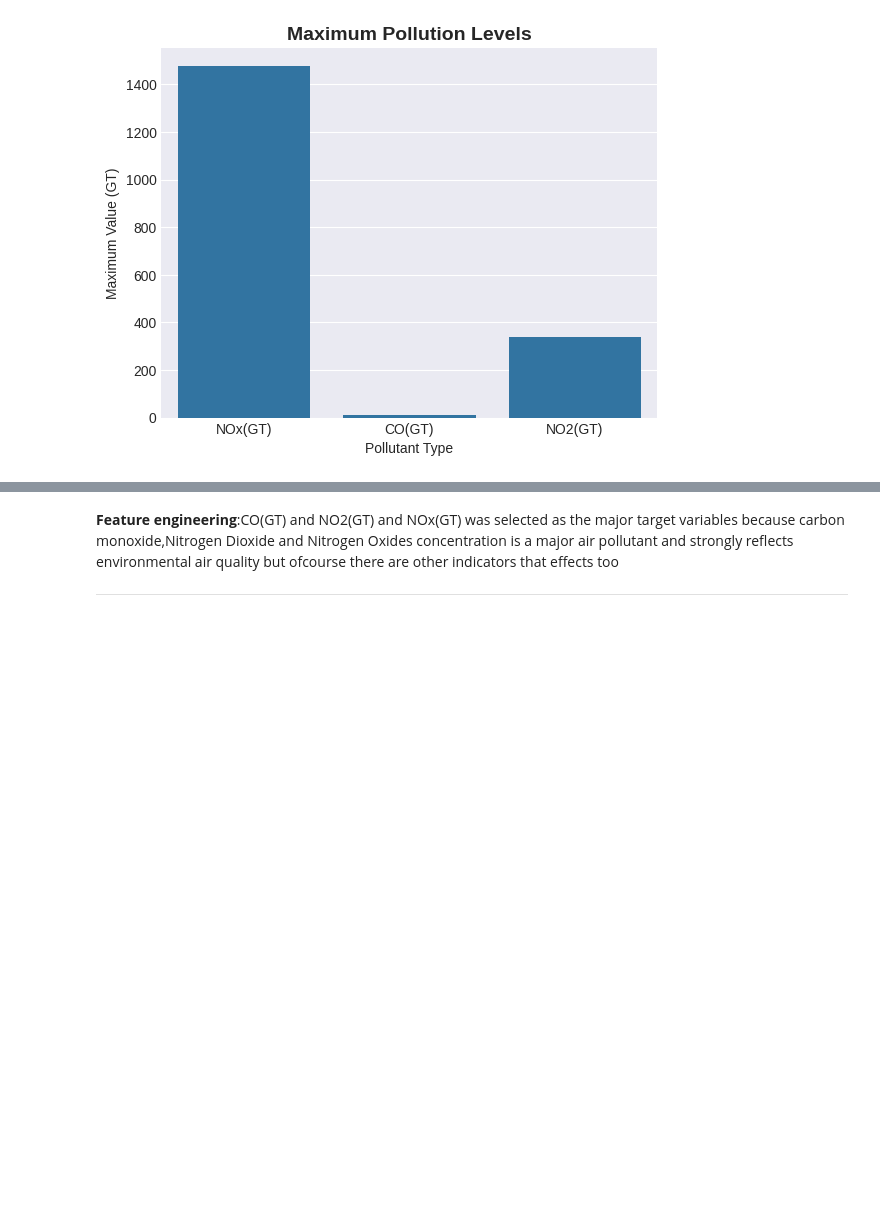
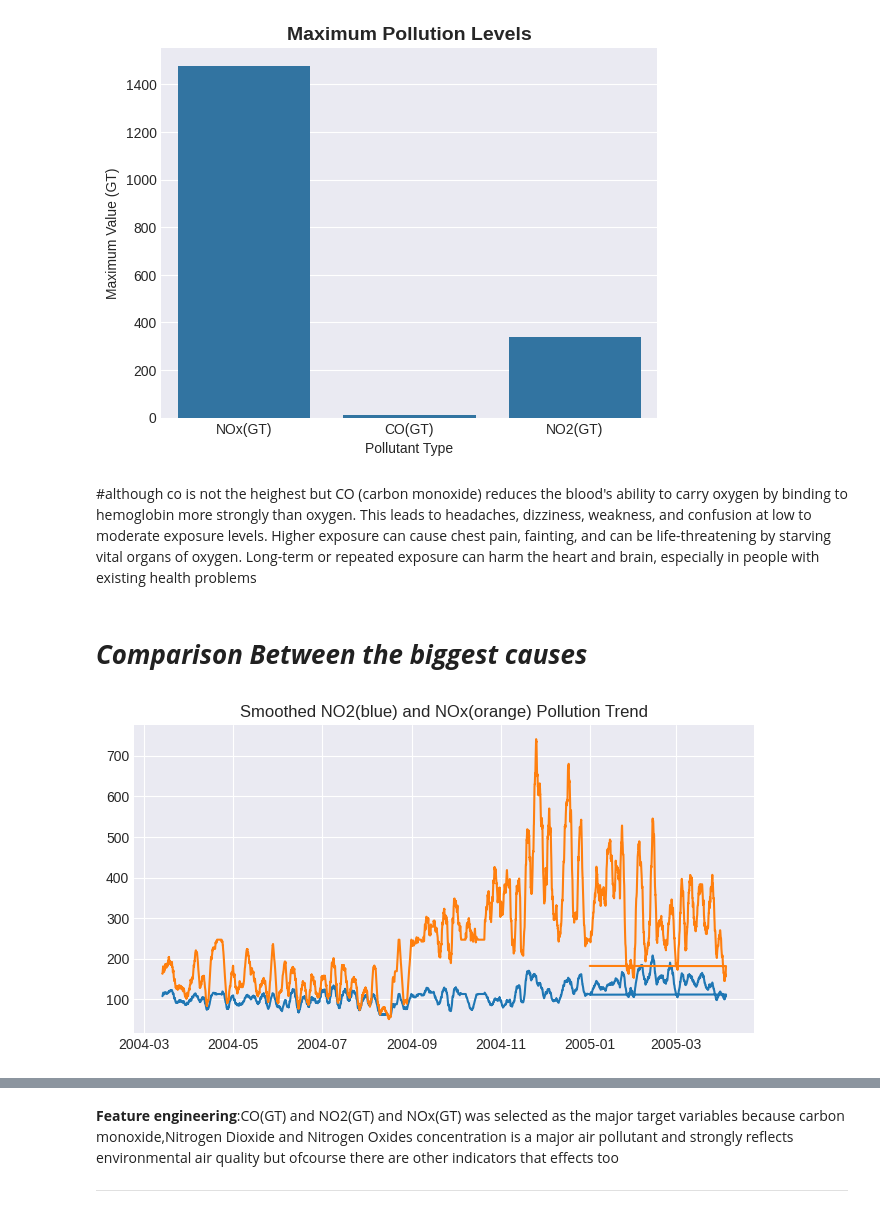
Before and after one commit to namharledba/Air-Quality-Prediction-Dashboard-, a Jupyter notebook: DataAnalysisFile.ipynb, the cells around one changed output, grey strips where cells are left out. Cells and saved outputs as stored; diff of their text form; code cells hidden in the pictures; blank space fills up the shorter version.

```diff
--- a/DataAnalysisFile.ipynb
+++ b/DataAnalysisFile.ipynb
@@ -341,3 +341,28 @@ plt.ylabel('Maximum Value (GT)')
 plt.show()
 # %% [output]
 [figure]
+# %% [markdown]
+#although co is not the heighest but
+CO (carbon monoxide) reduces the blood's ability to carry oxygen by binding to hemoglobin more strongly than oxygen.
+This leads to headaches, dizziness, weakness, and confusion at low to moderate exposure levels.
+Higher exposure can cause chest pain, fainting, and can be life-threatening by starving vital organs of oxygen.
+Long-term or repeated exposure can harm the heart and brain, especially in people with existing health problems
+# %% [markdown]
+# ***Comparison Between the biggest causes***
+# %%
+df['NO2(GT)'].rolling(100).mean(),
+df['NOx(GT)'].rolling(100).mean()
+plt.figure(figsize=(8,4))
+plt.plot(
+    df.index,
+
+    df['NO2(GT)'].rolling(70).mean(),
+    df['NOx(GT)'].rolling(70).mean(),
+
+)
+
+plt.title('Smoothed NO2(blue) and NOx(orange) Pollution Trend')
+
+plt.show()
+# %% [output]
+[figure, added]
```
Also changed, not shown: parts of 18 cells of this notebook.
